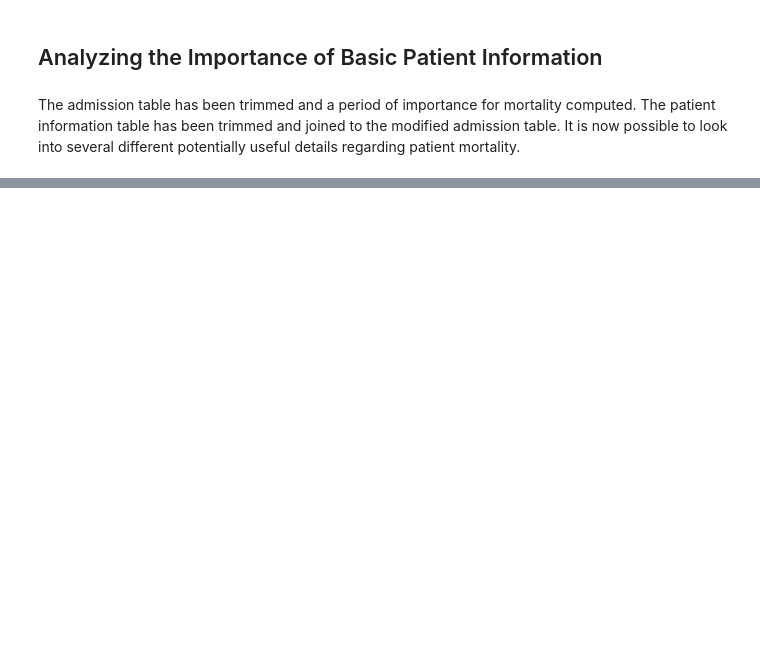
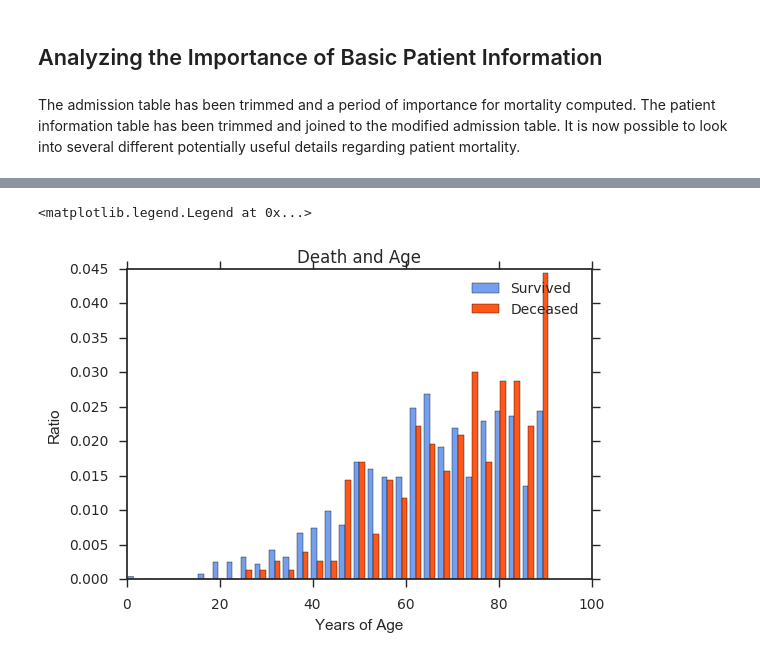
Before and after one commit to j-crowe/ICU_Survival_ML_Model_Comparison, a Jupyter notebook: Septic Feature Probe.ipynb, the cells around one changed output, grey strips where cells are left out. Saved outputs shown, nothing was run; the diff lists cells and outputs as text; code cells hidden in the pictures; blank space fills up the shorter version.

```diff
--- a/Septic Feature Probe.ipynb
+++ b/Septic Feature Probe.ipynb
@@ -141,0 +132,10 @@ OverflowError: Python int too large to convert to C long
+# %%
+_ = plt.hist([pos['age'],neg['age']], bins=30, alpha=0.9, normed=True, label=['Survived','Deceased'], color=['cornflowerblue','orangered'])
+
+plt.title('Death and Age')
+plt.xlabel('Years of Age')
+plt.ylabel('Ratio')
+plt.legend(loc='upper right')
+# %% [output]
+<matplotlib.legend.Legend at 0x...>
+[figure, added]
```
Also changed, not shown: parts of 13 cells of this notebook.
